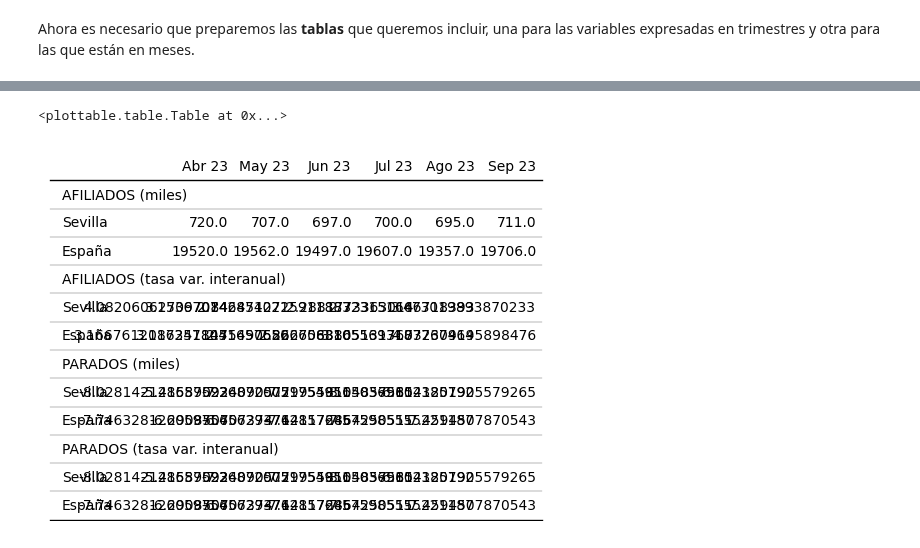
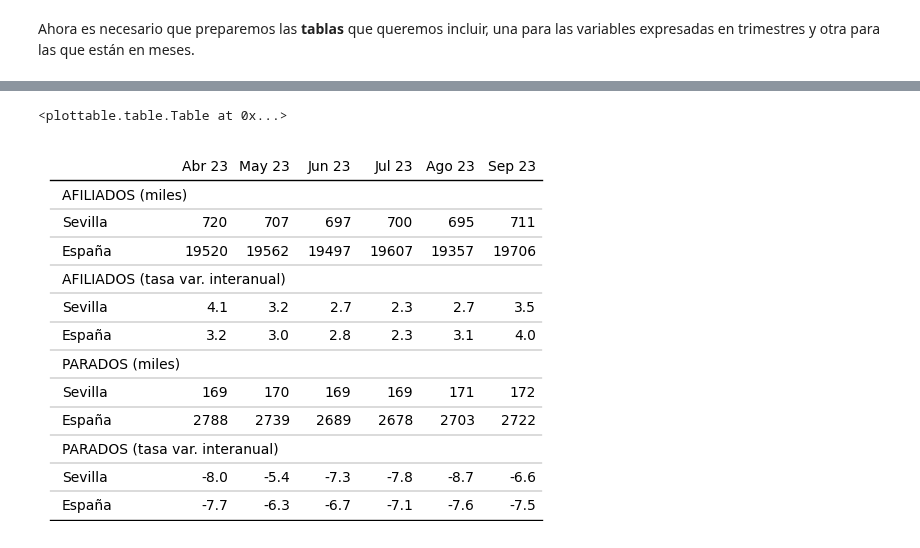
Before and after one commit to otoperalias/Coyuntura, a Jupyter notebook: clases/Tema2_IV.ipynb, the cells around one changed output, grey strips where cells are left out. Saved outputs shown, nothing was run; the diff lists cells and outputs as text; code cells hidden in the pictures.

```diff
--- a/clases/Tema2_IV.ipynb
+++ b/clases/Tema2_IV.ipynb
@@ -130,8 +169,8 @@ ss.plot()
 * Las tasas de paro, actividad y empleo ya vienen calculadas y, por tanto, no hay que hacer nada con ellas.
 * Para parados registrados y afiliaciones, hay que calcular las tasas de variación interanuales.
 # %%
-parados_tv=(parados/parados.shift(12)-1)*100
-ss_tv=(ss/ss.shift(12)-1)*100
+parados_tv=round((parados/parados.shift(12)-1)*100,1)
+ss_tv=round((ss/ss.shift(12)-1)*100,1)
 # %% [markdown]
 Sobre todo cuando estamos aprendiendo a usar Python/Pandas, es conveniente comprobar que los cálculos son correctos:
 # %%
@@ -202,35 +244,36 @@ tabla2['PARADOS (miles)']=""
 tabla2['PARADOS (tasa var. interanual)']=""
 
 # 4. Dividimos por 1000 las columnas con número de personas
 for c in ['Sevilla (par)_x', 'España (par)_x', 'España (Afil)_x', 'Sevilla (Afil)_x']:
-  tabla2[c]=round(tabla2[c]/1000)
+  tabla2[c]=tabla2[c]/1000
+  tabla2[c]=tabla2[c].round(0).astype(int)
 
 # 5. Ordenamos las columnas:
 tabla2=tabla2[['AFILIADOS (miles)','Sevilla (Afil)_x','España (Afil)_x',
                'AFILIADOS (tasa var. interanual)','Sevilla (Afil)_y','España (Afil)_y',
-               'PARADOS (miles)','Sevilla (par)_y','España (par)_y',
+               'PARADOS (miles)','Sevilla (par)_x','España (par)_x',
                'PARADOS (tasa var. interanual)','Sevilla (par)_y','España (par)_y']]
 
 # 6. Le damos el nombre deseado a las columnas
 tabla2.columns=['AFILIADOS (miles)','Sevilla','España',
                'AFILIADOS (tasa var. interanual)','Sevilla','España',
                'PARADOS (miles)','Sevilla','España',
                'PARADOS (tasa var. interanual)','Sevilla','España']
 
-# 6. Transponemos la tabla
+# 7. Transponemos la tabla
 tabla2=tabla2.T
 
-# 5. Renombramos las columnas
+# 8. Renombramos las columnas
 #    El encabezado de las columnas es ahora este: '2023-04-01', '2023-05-01', '2023-06-01', '2023-07-01','2023-08-01', '2023-09-01'
 #    Vamos a darle otra lista de etiquetas con mejor formato:
 tabla2.columns=["Abr 23","May 23","Jun 23","Jul 23","Ago 23","Sep 23"]
 
 tabla2.index.name = " " # 1 espacio: para que luego no se vea nada.
 
 # Vemos como queda
 Table(tabla2,
       column_definitions=[ColumnDefinition(name=" ", width=2, textprops={"ha": "left"})],
       footer_divider=True )
 # %% [output]
 <plottable.table.Table at 0x...>
-[figure, old version]
+[figure, new version]
```
Also changed, not shown: parts of 10 cells of this notebook.
